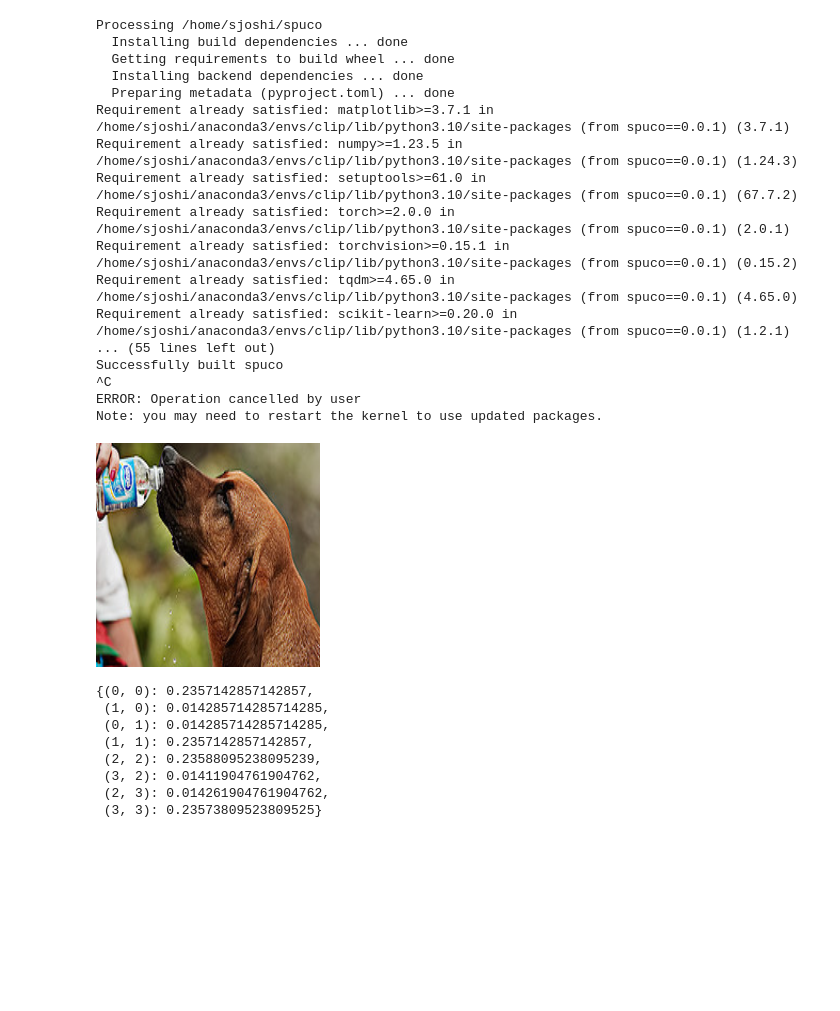
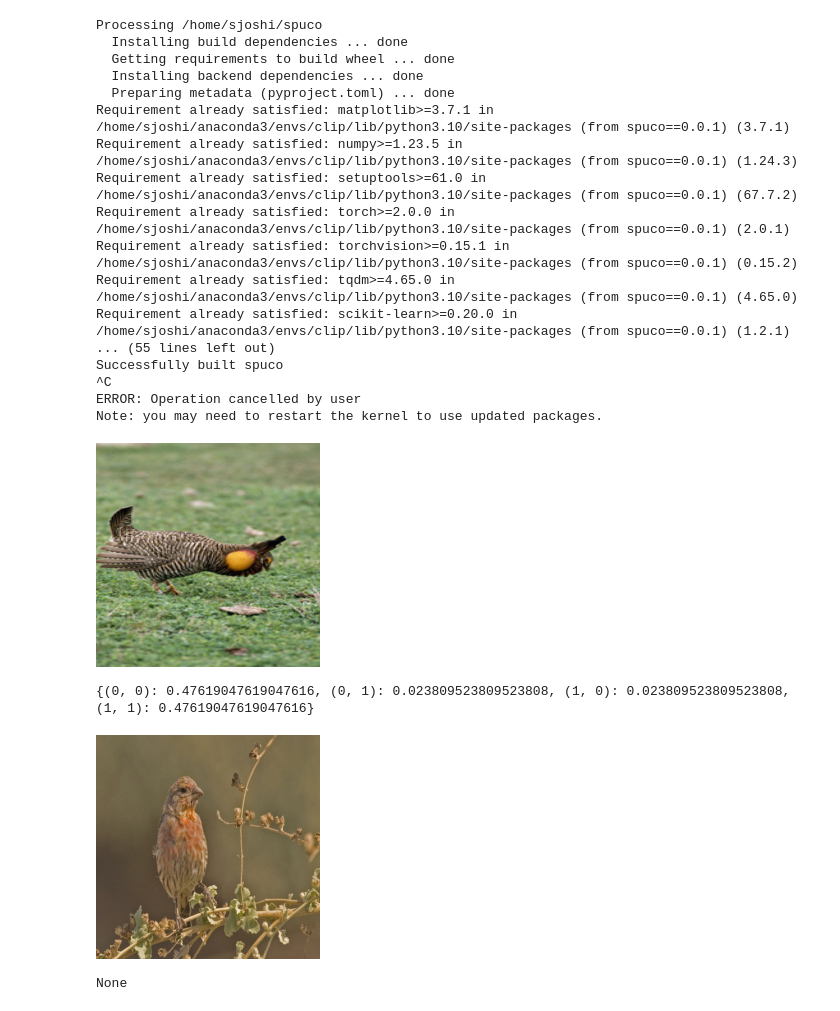
Before and after one commit to BigML-CS-UCLA/SpuCo, a Jupyter notebook: quickstart/explore_data.ipynb, the cells around one changed output. Saved outputs shown, nothing was run; the diff lists cells and outputs as text; code cells hidden in the pictures; blank space fills up the shorter version.

```diff
--- a/quickstart/explore_data.ipynb
+++ b/quickstart/explore_data.ipynb
@@ -160,24 +160,29 @@ sd = SourceData(dset)
 # %%
 from spuco.datasets import SpuCoBirds, SpuCoDogs, SpuCoAnimals
 import torchvision.transforms as T
 
 dataset = SpuCoAnimals(
     root="/data",
     transform=T.ToPILImage()
 )
 dataset.initialize()
+display(dataset[342][0])
+print(dataset.group_weights)
+# %% [output]
+[figure, added]
+{(0, 0): 0.47619047619047616, (0, 1): 0.023809523809523808, (1, 0): 0.023809523809523808, (1, 1): 0.47619047619047616}
-# %%
-display(dataset[34242][0])
-# %% [output]
-[figure, removed]
-# %%
-dataset.group_weights
-# %% [output]
-{(0, 0): 0.2357142857142857,
- (1, 0): 0.014285714285714285,
- (0, 1): 0.014285714285714285,
- (1, 1): 0.2357142857142857,
- (2, 2): 0.23588095238095239,
- (3, 2): 0.01411904761904762,
- (2, 3): 0.014261904761904762,
- (3, 3): 0.23573809523809525}
+# %%
+from spuco.datasets import SpuCoBirds, SpuCoDogs, SpuCoAnimals
+import torchvision.transforms as T
+
+dataset = SpuCoAnimals(
+    root="/data",
+    transform=T.ToPILImage(),
+    split="val"
+)
+dataset.initialize()
+display(dataset[0][0])
+print(dataset.group_weights)
+# %% [output]
+[figure, added]
+None
```
Also changed, not shown: parts of 2 cells of this notebook, 2 other files.
